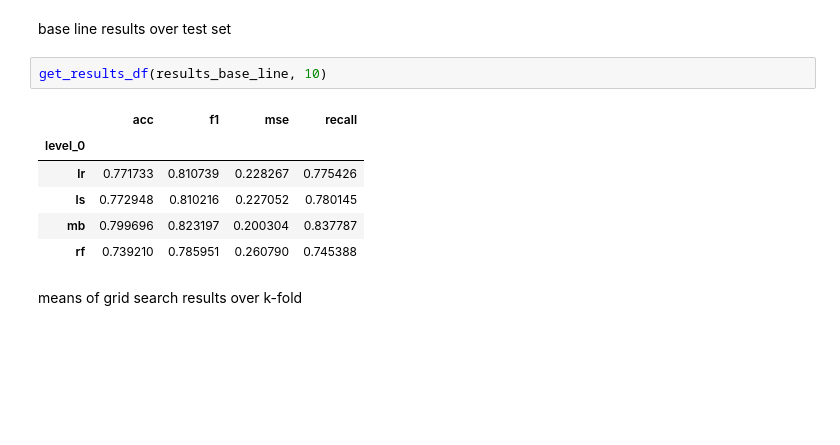
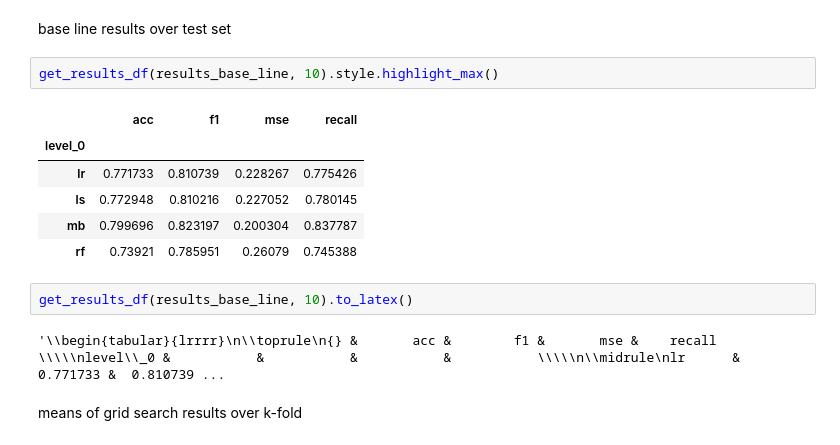
Before and after one commit to AdrianInsua/SentimentAnalysis, a Jupyter notebook: results/get_results.ipynb, the cells around one changed output. Cells and saved outputs as stored; diff of their text form; blank space fills up the shorter version.

```diff
--- a/results/get_results.ipynb
+++ b/results/get_results.ipynb
@@ -43,14 +43,18 @@ def get_results_df(res, nrange):
     return results_df
 # %% [markdown]
 base line results over test set
+# %%
+get_results_df(results_base_line, 10).style.highlight_max()
+# %% [output]
+|  | acc | f1 | mse | recall |
+| level_0 |  |  |  |  |
+| lr | 0.771733 | 0.810739 | 0.228267 | 0.775426 |
+| ls | 0.772948 | 0.810216 | 0.227052 | 0.780145 |
+| mb | 0.799696 | 0.823197 | 0.200304 | 0.837787 |
+| rf | 0.73921 | 0.785951 | 0.26079 | 0.745388 |
 # %%
-get_results_df(results_base_line, 10)
+get_results_df(results_base_line, 10).to_latex()
 # %% [output]
-|  | acc | f1 | mse | recall |
-| level_0 |  |  |  |  |
-| lr | 0.771733 | 0.810739 | 0.228267 | 0.775426 |
-| ls | 0.772948 | 0.810216 | 0.227052 | 0.780145 |
-| mb | 0.799696 | 0.823197 | 0.200304 | 0.837787 |
-| rf | 0.739210 | 0.785951 | 0.260790 | 0.745388 |
+'\\begin{tabular}{lrrrr}\n\\toprule\n{} &       acc &        f1 &       mse &    recall \\\\\nlevel\\_0 &           &           &           &           \\\\\n\\midrule\nlr      &  0.771733 &  0.810739 ...
 # %% [markdown]
 means of grid search results over k-fold
```
Also changed, not shown: parts of 32 cells of this notebook.
